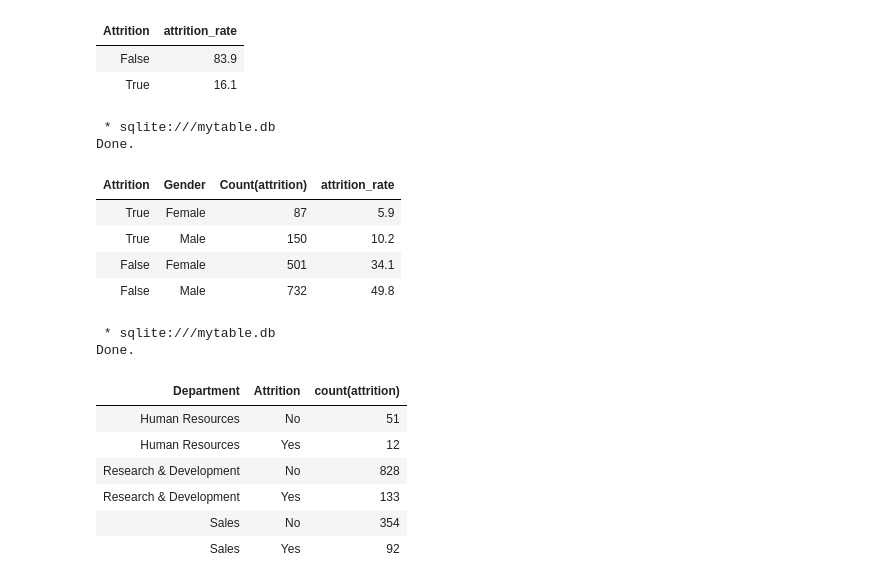
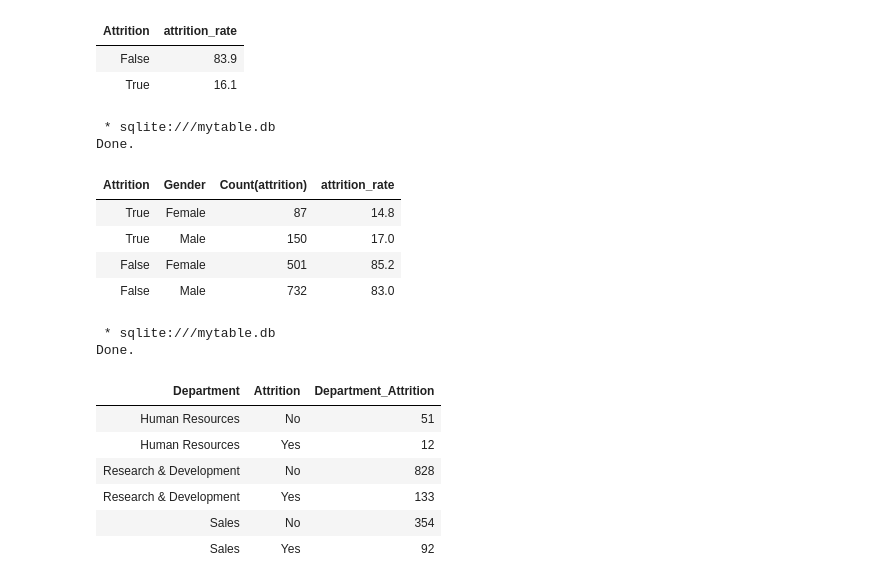
Before and after one commit to ParthKalani/HR-analytics, a Jupyter notebook: HR-analytics-SQL.ipynb, the cells around one changed output. Saved outputs shown, nothing was run; the diff lists cells and outputs as text; code cells hidden in the pictures.

```diff
--- a/HR-analytics-SQL.ipynb
+++ b/HR-analytics-SQL.ipynb
@@ -94,35 +79,37 @@ Done.
 # %%
 %%sql
 
 select CASE
         WHEN attrition = 'Yes' THEN 'True'
         WHEN attrition = 'No' THEN 'False'
         END as Attrition,
         Gender,
         Count(attrition),
-        Round(cast(count(attrition) as float)* 100/(select count(attrition)from employee) ,1) as attrition_rate
-from employee
+        Round(cast(count(attrition) as float)* 100/(select count(attrition)
+                                                    from employee e
+                                                   where e1.gender = e.gender) ,1) as attrition_rate
+from employee e1
 group by attrition, gender
 order by attrition desc, gender
 # %% [output]
  * sqlite:///mytable.db
 Done.
 | Attrition | Gender | Count(attrition) | attrition_rate |
-| True | Female | 87 | 5.9 |
-| True | Male | 150 | 10.2 |
-| False | Female | 501 | 34.1 |
-| False | Male | 732 | 49.8 |
+| True | Female | 87 | 14.8 |
+| True | Male | 150 | 17.0 |
+| False | Female | 501 | 85.2 |
+| False | Male | 732 | 83.0 |
 # %%
 %%sql
 
-select Department,Attrition, count(attrition)
+select Department,Attrition, count(attrition) as Department_Attrition
 from employee
 group by attrition, department
 order by department, attrition
 # %% [output]
  * sqlite:///mytable.db
 Done.
-| Department | Attrition | count(attrition) |
+| Department | Attrition | Department_Attrition |
 | Human Resources | No | 51 |
 | Human Resources | Yes | 12 |
 | Research & Development | No | 828 |
```
Also changed, not shown: parts of 9 cells of this notebook, 1 other file.
